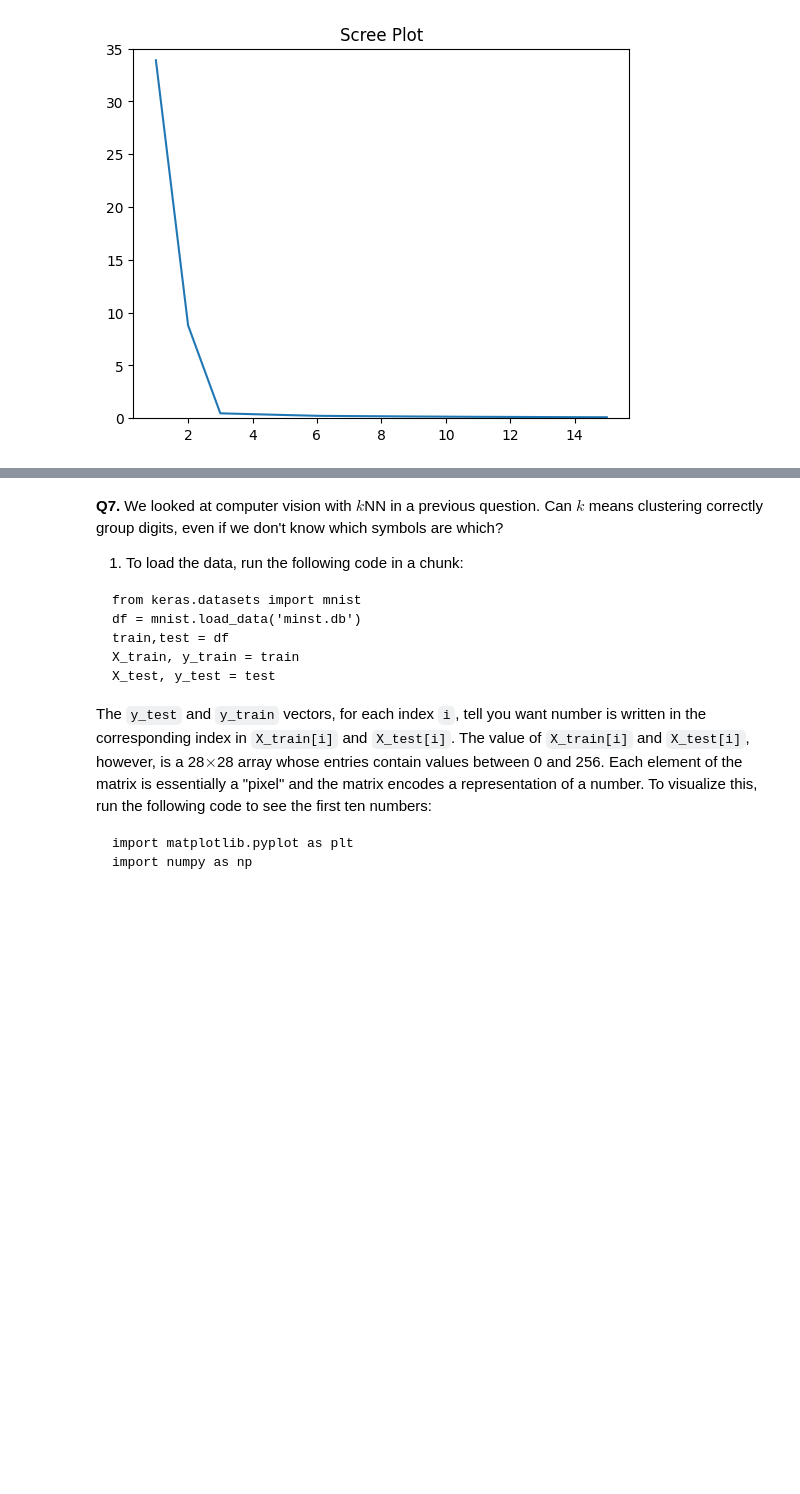
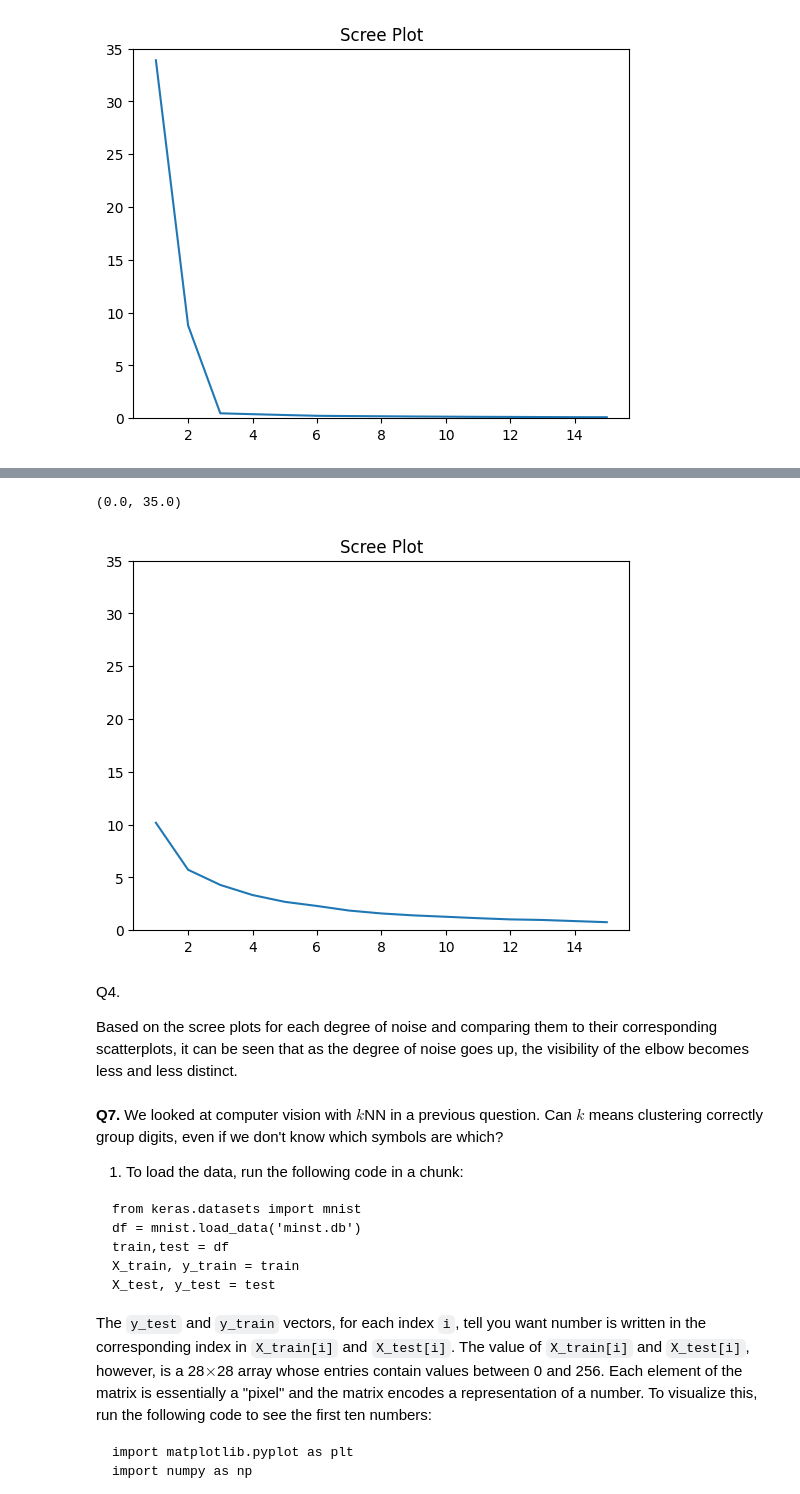
Before and after one commit to NathanGeng/assignment3, a Jupyter notebook: assignment_knn_and_kmc.ipynb, the cells around one changed output, grey strips where cells are left out. Cells and saved outputs as stored; diff of their text form; code cells hidden in the pictures; blank space fills up the shorter version.

```diff
--- a/assignment_knn_and_kmc.ipynb
+++ b/assignment_knn_and_kmc.ipynb
@@ -318,3 +423,24 @@ NameError: ignored
+# %%
+# scree plot for 2.0
+X = df2_0.loc[:,['x1','x2']]
+X = X.apply(maxmin)
+k_bar = 15
+k_grid = np.arange(1,k_bar+1)
+SSE = np.zeros(k_bar)
+for k in range(k_bar):
+  model = KMeans(n_clusters=k+1, max_iter=300, n_init = 10, random_state=0)
+  model = model.fit(X) # Fit the model
+  SSE[k] = model.inertia_
+scree_plot, axes = plt.subplots()
+sns.lineplot(x=k_grid, y=SSE).set_title('Scree Plot')
+axes.set_ylim(0,35)
+# %% [output]
+(0.0, 35.0)
+[figure, added]
+# %% [markdown]
+Q4.
+
+Based on the scree plots for each degree of noise and comparing them to their corresponding scatterplots, it can be seen that as the degree of noise goes up, the visibility of the elbow becomes less and less distinct.
 # %% [markdown]
 **Q7.** We looked at computer vision with $k$NN in a previous question. Can $k$ means clustering correctly group digits, even if we don't know which symbols are which?
 
```
Also changed, not shown: parts of 6 cells of this notebook.
